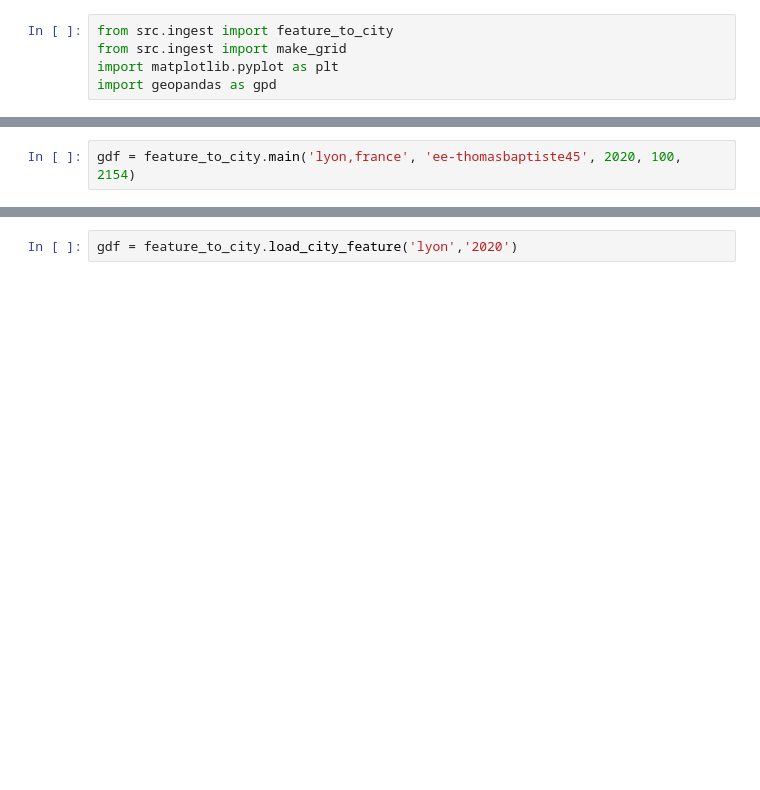
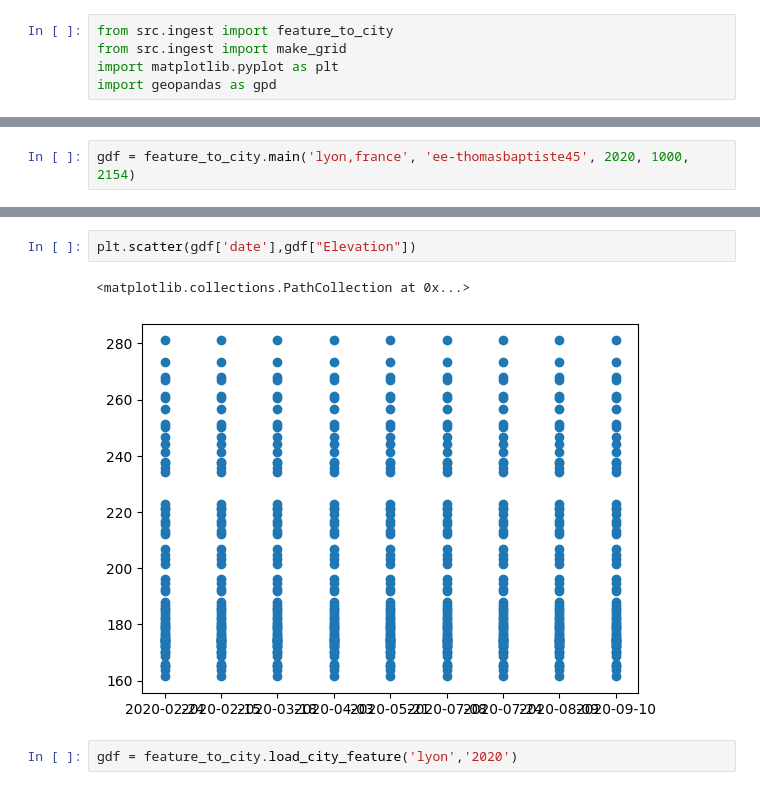
Before and after one commit to ThomasBaptiste/GreenerCities, a Jupyter notebook: testing_notebook2.ipynb, the cells around one changed output, grey strips where cells are left out. Cells and saved outputs as stored; diff of their text form; blank space fills up the shorter version.

```diff
--- a/testing_notebook2.ipynb
+++ b/testing_notebook2.ipynb
@@ -8,2 +8,2 @@ make_grid.main("Lyon,France", 100)
 # %%
-gdf = feature_to_city.main('lyon,france', 'ee-thomasbaptiste45', 2020, 100, 2154)
+gdf = feature_to_city.main('lyon,france', 'ee-thomasbaptiste45', 2020, 1000, 2154)
@@ -12,2 +26,7 @@ AttributeError: 'NoneType' object has no attribute 'to_crs'
+# %%
+plt.scatter(gdf['date'],gdf["Elevation"])
+# %% [output]
+<matplotlib.collections.PathCollection at 0x...>
+[figure, added]
 # %%
 gdf = feature_to_city.load_city_feature('lyon','2020')
```
Also changed, not shown: parts of 5 cells of this notebook, 1 other file.
